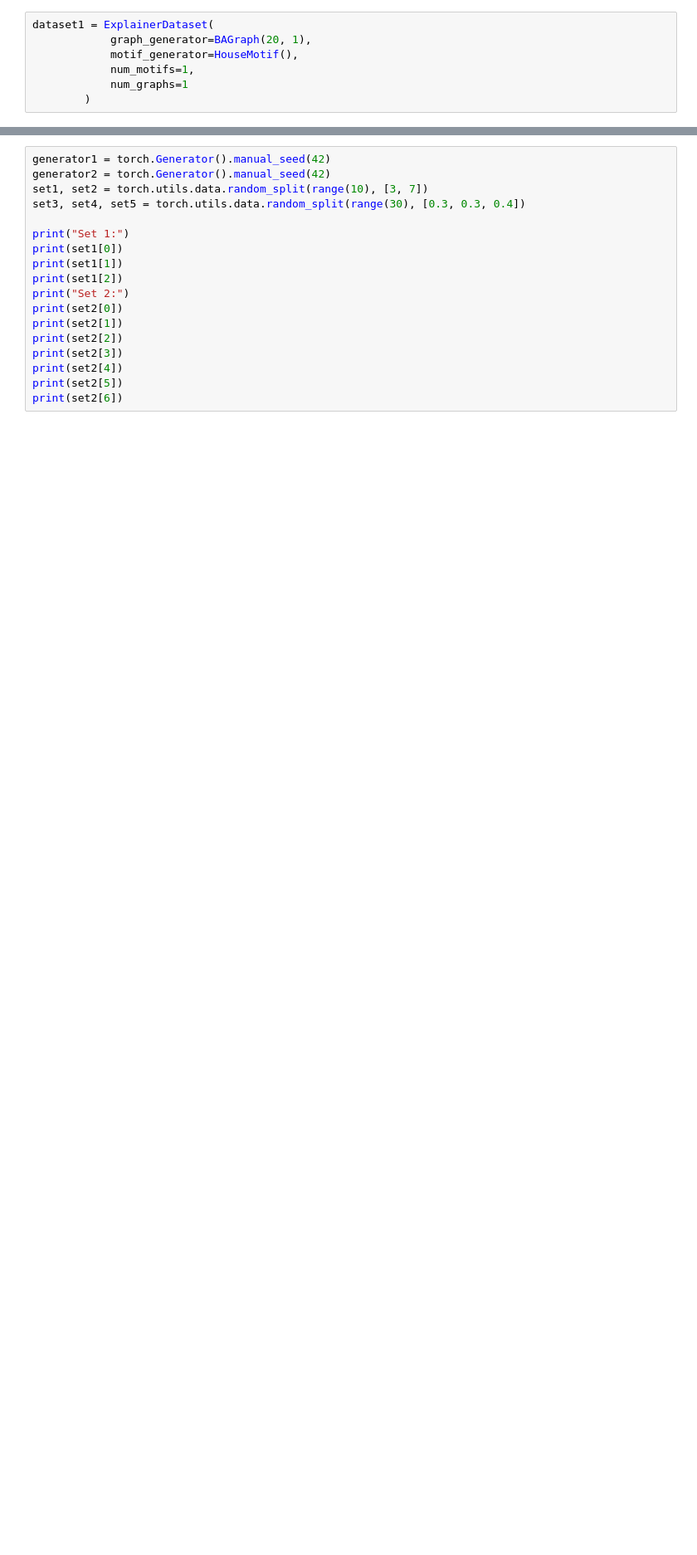
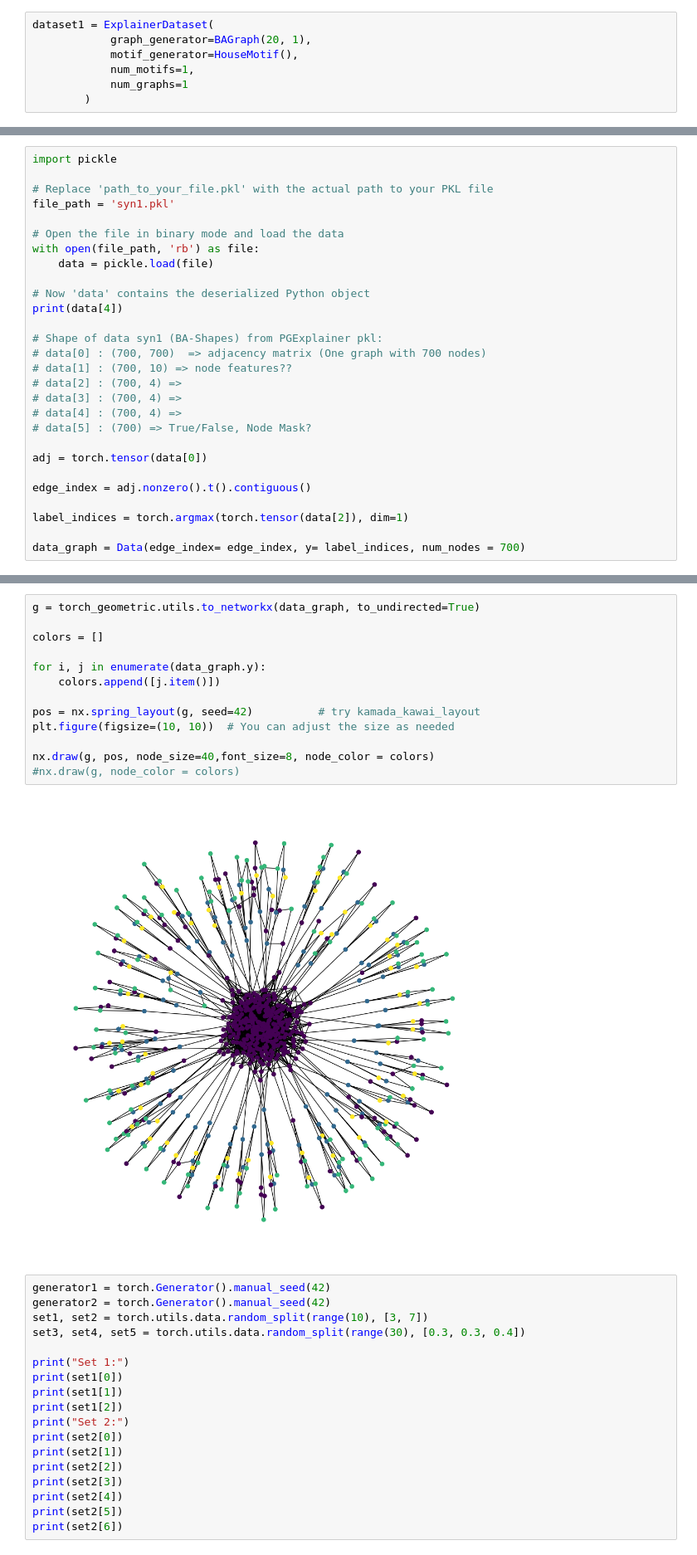
Before and after one commit to TrstnSch/BT-ML-PGESAT, a Jupyter notebook: code/PGExplainer/train_GraphGNN.ipynb, the cells around one changed output, grey strips where cells are left out. Shown at 83% size. Drawn from its saved outputs; the diff is of its cells as text; blank space fills up the shorter version.

Commit message:
BA-Shapes graph gen

```diff
--- a/code/PGExplainer/train_GraphGNN.ipynb
+++ b/code/PGExplainer/train_GraphGNN.ipynb
@@ -309,0 +310,28 @@ tensor([[ 0,  0,  0,  0,  0,  1,  1,  2,  3,  3,  3,  3,  5,  5,  5,  6,  7,  7,
+# %%
+import pickle
+
+# Replace 'path_to_your_file.pkl' with the actual path to your PKL file
+file_path = 'syn1.pkl'
+
+# Open the file in binary mode and load the data
+with open(file_path, 'rb') as file:
+    data = pickle.load(file)
+
+# Now 'data' contains the deserialized Python object
+print(data[4])
+
+# Shape of data syn1 (BA-Shapes) from PGExplainer pkl:
+# data[0] : (700, 700)  => adjacency matrix (One graph with 700 nodes)
+# data[1] : (700, 10) => node features??
+# data[2] : (700, 4) =>
+# data[3] : (700, 4) =>
+# data[4] : (700, 4) =>
+# data[5] : (700) => True/False, Node Mask?
+
+adj = torch.tensor(data[0])
+
+edge_index = adj.nonzero().t().contiguous()
+
+label_indices = torch.argmax(torch.tensor(data[2]), dim=1)
+
+data_graph = Data(edge_index= edge_index, y= label_indices, num_nodes = 700)
@@ -310,3 +346,18 @@ tensor([[ 0,  0,  0,  0,  0,  1,  1,  2,  3,  3,  3,  3,  5,  5,  5,  6,  7,  7,
+# %%
+g = torch_geometric.utils.to_networkx(data_graph, to_undirected=True)
+
+colors = []
+
+for i, j in enumerate(data_graph.y):
+    colors.append([j.item()])
+
+pos = nx.spring_layout(g, seed=42)          # try kamada_kawai_layout
+plt.figure(figsize=(10, 10))  # You can adjust the size as needed
+
+nx.draw(g, pos, node_size=40,font_size=8, node_color = colors)
+#nx.draw(g, node_color = colors)
+# %% [output]
+[figure, added]
 # %%
 generator1 = torch.Generator().manual_seed(42)
 generator2 = torch.Generator().manual_seed(42)
```
Also changed, not shown: parts of 3 cells of this notebook.
